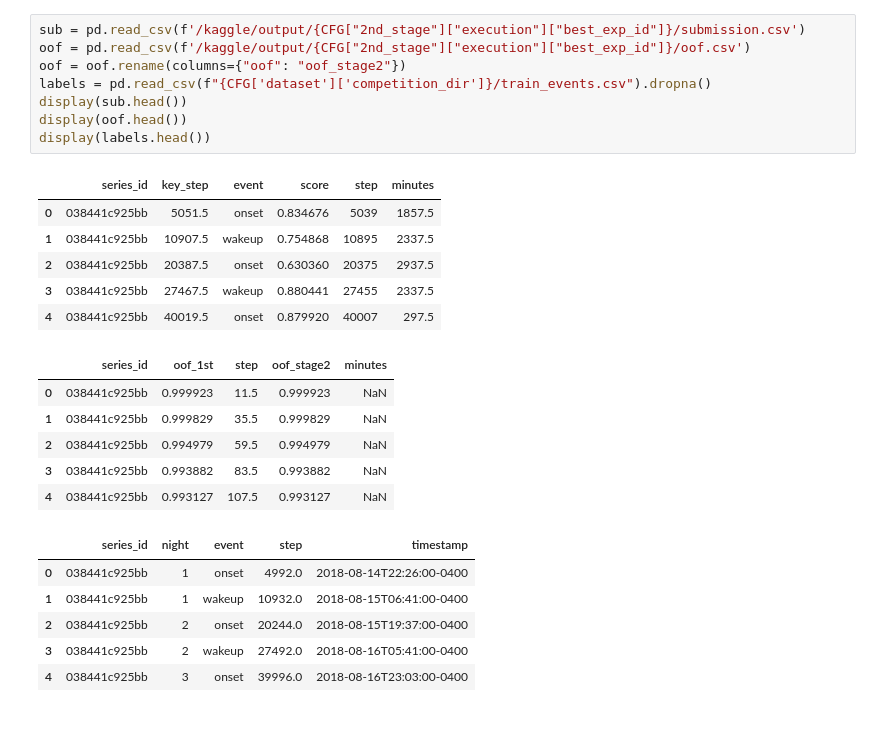
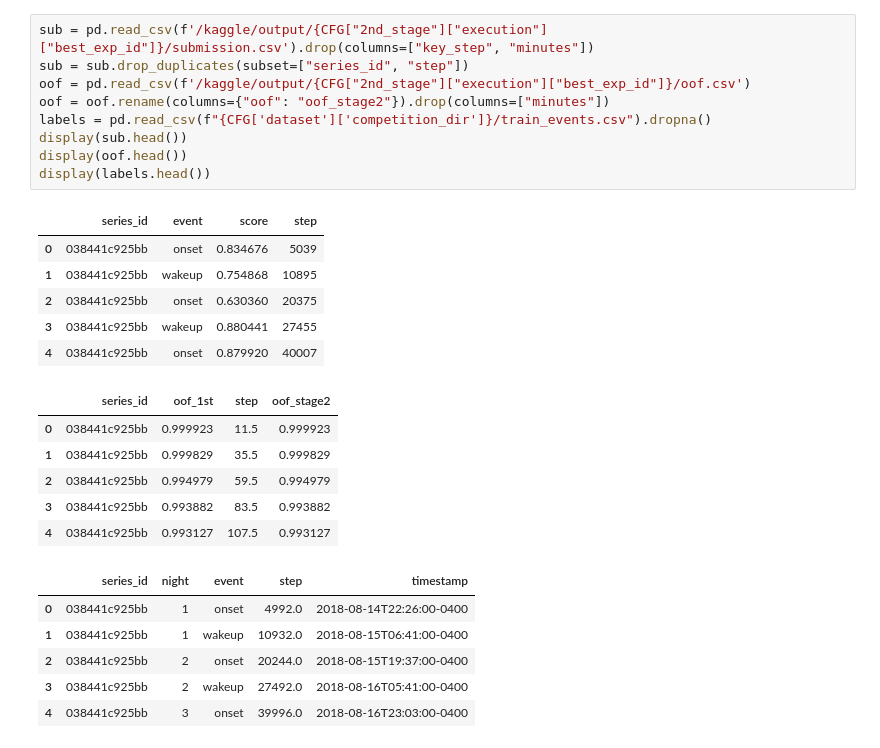
Before and after one commit to penguin-prg/child-mind-institute-detect-sleep-states, a Jupyter notebook: train/regressor.ipynb, the cells around one changed output. Saved outputs shown, nothing was run; the diff lists cells and outputs as text.

```diff
--- a/train/regressor.ipynb
+++ b/train/regressor.ipynb
@@ -40,24 +39,25 @@ rm: cannot remove '/kaggle/output/exp_073': No such file or directory
 # %%
-sub = pd.read_csv(f'/kaggle/output/{CFG["2nd_stage"]["execution"]["best_exp_id"]}/submission.csv')
+sub = pd.read_csv(f'/kaggle/output/{CFG["2nd_stage"]["execution"]["best_exp_id"]}/submission.csv').drop(columns=["key_step", "minutes"])
+sub = sub.drop_duplicates(subset=["series_id", "step"])
 oof = pd.read_csv(f'/kaggle/output/{CFG["2nd_stage"]["execution"]["best_exp_id"]}/oof.csv')
-oof = oof.rename(columns={"oof": "oof_stage2"})
+oof = oof.rename(columns={"oof": "oof_stage2"}).drop(columns=["minutes"])
 labels = pd.read_csv(f"{CFG['dataset']['competition_dir']}/train_events.csv").dropna()
 display(sub.head())
 display(oof.head())
 display(labels.head())
 # %% [output]
-|  | series_id | key_step | event | score | step | minutes |
-| 0 | 038441c925bb | 5051.5 | onset | 0.834676 | 5039 | 1857.5 |
-| 1 | 038441c925bb | 10907.5 | wakeup | 0.754868 | 10895 | 2337.5 |
-| 2 | 038441c925bb | 20387.5 | onset | 0.630360 | 20375 | 2937.5 |
-| 3 | 038441c925bb | 27467.5 | wakeup | 0.880441 | 27455 | 2337.5 |
-| 4 | 038441c925bb | 40019.5 | onset | 0.879920 | 40007 | 297.5 |
+|  | series_id | event | score | step |
+| 0 | 038441c925bb | onset | 0.834676 | 5039 |
+| 1 | 038441c925bb | wakeup | 0.754868 | 10895 |
+| 2 | 038441c925bb | onset | 0.630360 | 20375 |
+| 3 | 038441c925bb | wakeup | 0.880441 | 27455 |
+| 4 | 038441c925bb | onset | 0.879920 | 40007 |
-|  | series_id | oof_1st | step | oof_stage2 | minutes |
-| 0 | 038441c925bb | 0.999923 | 11.5 | 0.999923 | NaN |
-| 1 | 038441c925bb | 0.999829 | 35.5 | 0.999829 | NaN |
-| 2 | 038441c925bb | 0.994979 | 59.5 | 0.994979 | NaN |
-| 3 | 038441c925bb | 0.993882 | 83.5 | 0.993882 | NaN |
-| 4 | 038441c925bb | 0.993127 | 107.5 | 0.993127 | NaN |
+|  | series_id | oof_1st | step | oof_stage2 |
+| 0 | 038441c925bb | 0.999923 | 11.5 | 0.999923 |
+| 1 | 038441c925bb | 0.999829 | 35.5 | 0.999829 |
+| 2 | 038441c925bb | 0.994979 | 59.5 | 0.994979 |
+| 3 | 038441c925bb | 0.993882 | 83.5 | 0.993882 |
+| 4 | 038441c925bb | 0.993127 | 107.5 | 0.993127 |
 |  | series_id | night | event | step | timestamp |
 | 0 | 038441c925bb | 1 | onset | 4992.0 | 2018-08-14T22:26:00-0400 |
 | 1 | 038441c925bb | 1 | wakeup | 10932.0 | 2018-08-15T06:41:00-0400 |
```
Also changed, not shown: parts of 5 cells of this notebook, 2 other files.
